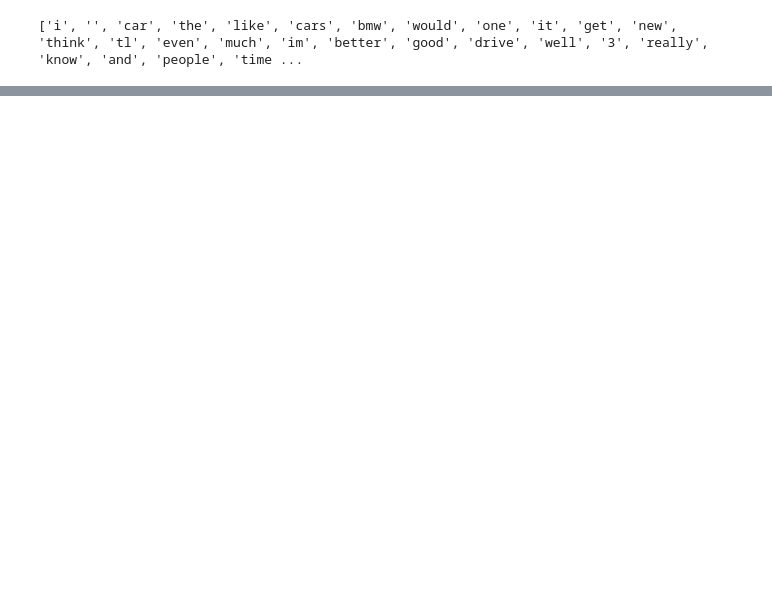
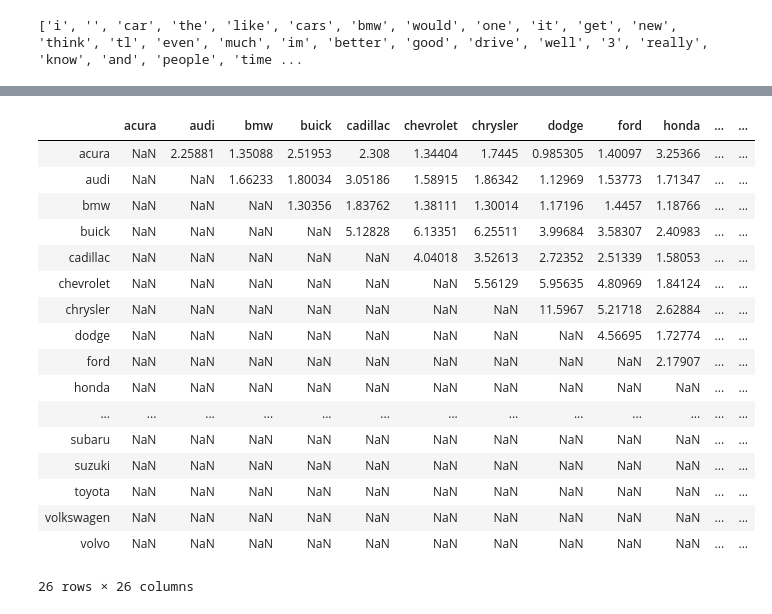
Before and after one commit to abhi-vik/ugc-analytics, a Jupyter notebook: assignments/first/Lift.ipynb, the cells around one changed output, grey strips where cells are left out. Saved outputs shown, nothing was run; the diff lists cells and outputs as text; code cells hidden in the pictures; blank space fills up the shorter version.

Commit message:
write custom lift algo

```diff
--- a/assignments/first/Lift.ipynb
+++ b/assignments/first/Lift.ipynb
@@ -40,2 +42,14 @@ print(list(wordCountDF.sort_values(by=0, ascending=False).reset_index()['index']
 # %% [output]
 ['i', '', 'car', 'the', 'like', 'cars', 'bmw', 'would', 'one', 'it', 'get', 'new', 'think', 'tl', 'even', 'much', 'im', 'better', 'good', 'drive', 'well', '3', 'really', 'know', 'and', 'people', 'time ...
+# %%
+modelsDF = pd.read_csv('./models.csv', names=['make', 'model'])
+model_to_make = modelsDF.set_index('model').to_dict(orient='dict')['make']
+
+# importantWords = ['performance', 'luxury sport', 'quality','experience' ,'power','handling', 'premium',  'reliable', 'expensive', 'worth', 'speed', 'family']
+importantWords = ['performance', 'luxury', 'power', 'handling', 'speed']
+
+brands_unclean = list(set(model_to_make.values()))
+brandlist = [e for e in brands_unclean if e not in ('car', 'reliable', 'seat', 'speed', 'sedan', 'problem')]
+models = list(model_to_make.keys())
+keepWords = list(set(importantWords + brands_unclean + models))
+print(keepWords[:100])
@@ -42,13 +58,4 @@ print(list(wordCountDF.sort_values(by=0, ascending=False).reset_index()['index']
 # %%
-modelsDF = pd.read_csv('./models.csv', names=['make', 'model'])
-
-model_to_make = modelsDF.set_index('model').to_dict(orient='dict')['make']
-
-importantWords = ['performance', 'luxury sport', 'quality','experience' ,'power','handling',
-                  'premium',  'reliable', 'expensive', 'worth', 'speed', 'family']
-brands = list(model_to_make.values())
-keepWords = list(set(importantWords + brands))
-print(keepWords)
 def stopUnique(post):
     # lowercase
     post = str(post).lower()
@@ -70,10 +77,9 @@ def stopUnique(post):
             finalWords[idx] = model_to_make.get(word)
 
     unique = list(set(finalWords))
-    return unique if len(unique) else np.nan
+    return unique if len(unique) else []
 
 
 postsDF['words'] = postsDF['message'].map(lambda x: stopUnique(x))
-postsDF.dropna(inplace=True)
 len(postsDF)
 # %% [output]
@@ -181,0 +112,38 @@ result_lift.sort_values(by=['lift'],ascending=False)
+# %%
+def do_lift(x, y=None):
+    l1, l2 = sorted(x), sorted(y or [])
+    bools = pd.DataFrame()
+    for e in l1 + l2:
+        bools[e] = postsDF['words'].map(lambda words: e in words)
+
+    def do(df, a, b):
+        count_a_int_b = np.logical_and(df[a], df[b]).values.sum()
+        count_a_mult_count_b = df[a].values.sum() * df[b].values.sum()
+        return len(df.index) * count_a_int_b / count_a_mult_count_b
+
+    result_df = pd.DataFrame(index=l1, columns=(l2 or l1))
+    for a, b in (combinations(l1, 2) if y==None else product(l1, l2)):
+        result_df.at[a, b] = do(bools, a, b)
+
+    return result_df
+# %%
+do_lift(brandlist)
+# %% [output]
+|  | acura | audi | bmw | buick | cadillac | chevrolet | chrysler | dodge | ford | honda | ... | ... |
+| acura | NaN | 2.25881 | 1.35088 | 2.51953 | 2.308 | 1.34404 | 1.7445 | 0.985305 | 1.40097 | 3.25366 | ... | ... |
+| audi | NaN | NaN | 1.66233 | 1.80034 | 3.05186 | 1.58915 | 1.86342 | 1.12969 | 1.53773 | 1.71347 | ... | ... |
+| bmw | NaN | NaN | NaN | 1.30356 | 1.83762 | 1.38111 | 1.30014 | 1.17196 | 1.4457 | 1.18766 | ... | ... |
+| buick | NaN | NaN | NaN | NaN | 5.12828 | 6.13351 | 6.25511 | 3.99684 | 3.58307 | 2.40983 | ... | ... |
+| cadillac | NaN | NaN | NaN | NaN | NaN | 4.04018 | 3.52613 | 2.72352 | 2.51339 | 1.58053 | ... | ... |
+| chevrolet | NaN | NaN | NaN | NaN | NaN | NaN | 5.56129 | 5.95635 | 4.80969 | 1.84124 | ... | ... |
+| chrysler | NaN | NaN | NaN | NaN | NaN | NaN | NaN | 11.5967 | 5.21718 | 2.62884 | ... | ... |
+| dodge | NaN | NaN | NaN | NaN | NaN | NaN | NaN | NaN | 4.56695 | 1.72774 | ... | ... |
+| ford | NaN | NaN | NaN | NaN | NaN | NaN | NaN | NaN | NaN | 2.17907 | ... | ... |
+| honda | NaN | NaN | NaN | NaN | NaN | NaN | NaN | NaN | NaN | NaN | ... | ... |
+| ... | ... | ... | ... | ... | ... | ... | ... | ... | ... | ... | ... | ... |
+| subaru | NaN | NaN | NaN | NaN | NaN | NaN | NaN | NaN | NaN | NaN | ... | ... |
+| suzuki | NaN | NaN | NaN | NaN | NaN | NaN | NaN | NaN | NaN | NaN | ... | ... |
+| toyota | NaN | NaN | NaN | NaN | NaN | NaN | NaN | NaN | NaN | NaN | ... | ... |
+| volkswagen | NaN | NaN | NaN | NaN | NaN | NaN | NaN | NaN | NaN | NaN | ... | ... |
+| volvo | NaN | NaN | NaN | NaN | NaN | NaN | NaN | NaN | NaN | NaN | ... | ... |
+26 rows × 26 columns
```
Also changed, not shown: parts of 9 cells of this notebook, 1 other file.
